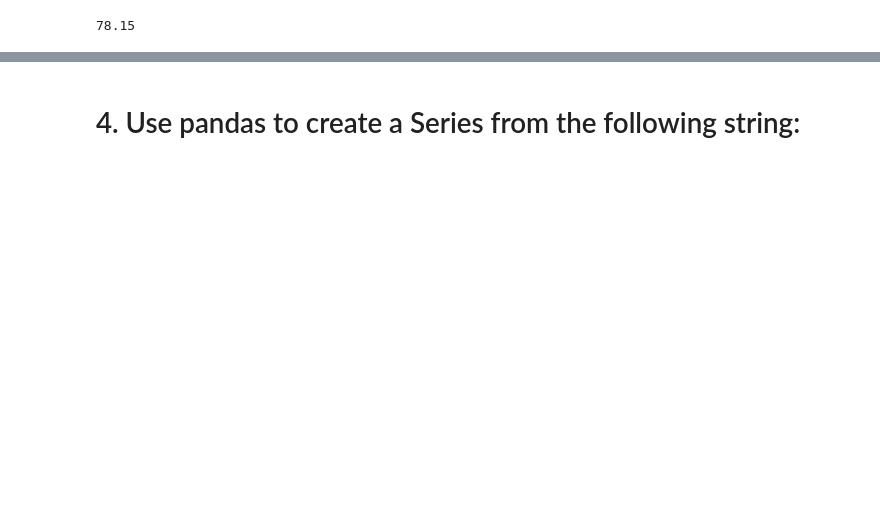
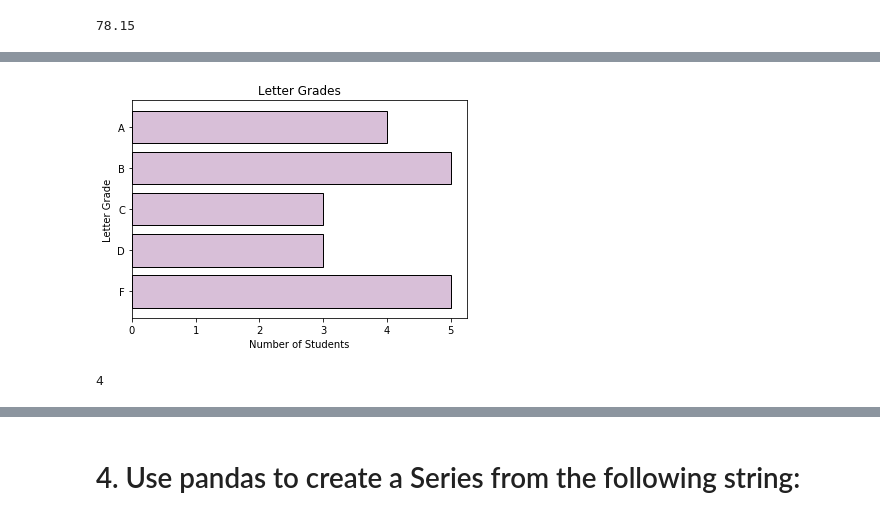
Before and after one commit to dbojado/numpy-pandas-visualization-exercises, a Jupyter notebook: pandas_series.ipynb, the cells around one changed output, grey strips where cells are left out. Drawn from its saved outputs; the diff is of its cells as text; code cells hidden in the pictures; blank space fills up the shorter version.

```diff
--- a/pandas_series.ipynb
+++ b/pandas_series.ipynb
@@ -285,2 +360,19 @@ exam_scores.mean()
+# %%
+pd.cut(exam_scores,
+       bins=bin_edges,
+       labels=bin_labels).value_counts().sort_index().plot(kind='barh',
+                                                           color='thistle',
+                                                           ec='black',
+                                                           width=.8)
+plt.title('Letter Grades')
+plt.xlabel('Number of Students')
+plt.ylabel('Letter Grade')
+plt.show()
+# %% [output]
+[figure, added]
 # %%
 # Write the code necessary to implement a curve. I.e. that grade closest to 100 should be converted to a 100, and that many points should be given to every other score as well.
+curve = 100 - exam_scores.max()
+curve
+# %% [output]
+4
```
Also changed, not shown: parts of 55 cells of this notebook.
